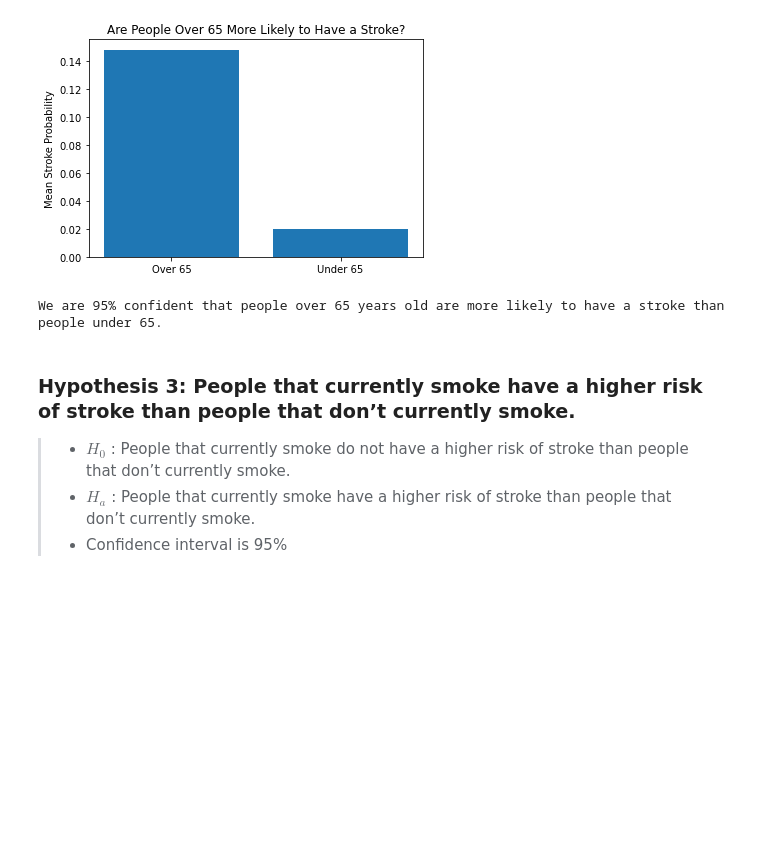
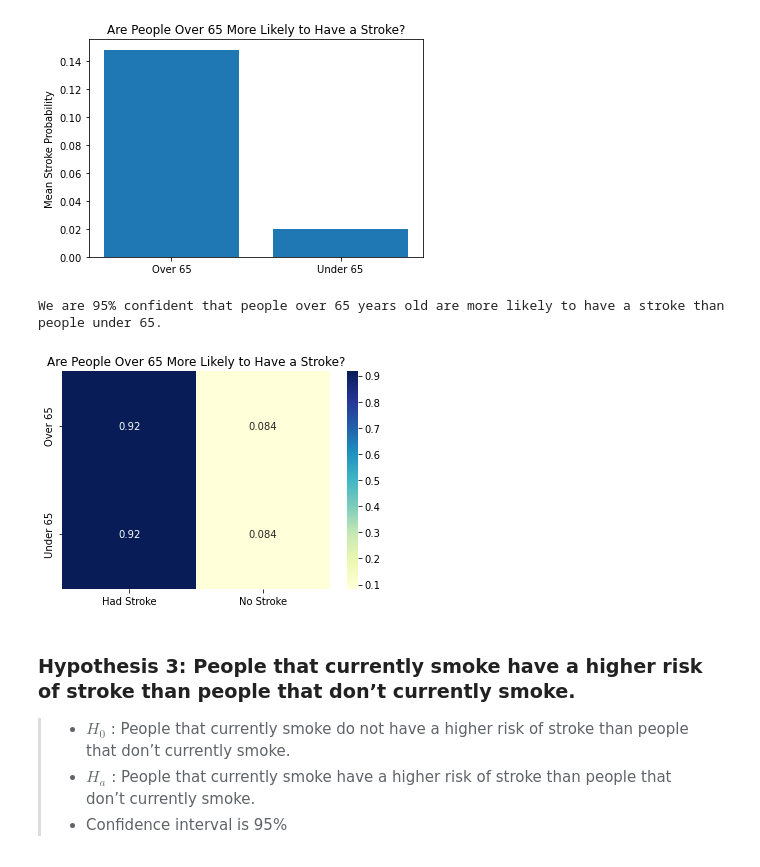
Before and after one commit to stroke-predictors/germain-capstone-stoke-prediction, a Jupyter notebook: final_notebook.ipynb, the cells around one changed output. Saved outputs shown, nothing was run; the diff lists cells and outputs as text; code cells hidden in the pictures; blank space fills up the shorter version.

```diff
--- a/final_notebook.ipynb
+++ b/final_notebook.ipynb
@@ -176,18 +181,30 @@ plt.ylabel("Mean Stroke Probability")
 plt.show()
 # %% [output]
 [figure]
+# %%
+# test: set alpha
+alpha = .05
+# conduct chi2 contingency test
+age_65_crosstab = pd.crosstab(train['over_65'], train['stroke'], normalize='index')
+_, p, _, contigency_pct = stats.chi2_contingency(age_65_crosstab)
+cont_df = pd.DataFrame(contigency_pct,
+                       columns=['Had Stroke','No Stroke'],
+                       index=['Over 65','Under 65'])
+# output results
+if p < alpha:
+    print('We are 95% confident that people over 65 years old are more likely to have a stroke than people under 65.')
+else:
+    print('We can not say with 95% confidence that people over 65 years old are not more likely to have a stroke than people under 65.')
+# %% [output]
+We are 95% confident that people over 65 years old are more likely to have a stroke than people under 65.
 # %%
-# test: set alpha
-alpha = .05
-# conduct mannwhitney u test
-t, p = stats.mannwhitneyu(over_65.stroke, under_65.stroke, alternative='greater')
-# output results
-if p < alpha and t > 0:
-    print('We are 95% confident that people over 65 years old are more likely to have a stroke than people under 65.')
-else:
-    print('We can not say with 95% confidence that people over 65 years old are not more likely to have a stroke than people under 65.')
+# heatmap viz
+plt.figure(figsize=(6,4))
+sns.heatmap(cont_df, annot=True, cmap="YlGnBu")
+plt.title('Are People Over 65 More Likely to Have a Stroke?')
+plt.show()
 # %% [output]
-We are 95% confident that people over 65 years old are more likely to have a stroke than people under 65.
+[figure, added]
 # %% [markdown]
 ### Hypothesis 3: People that currently smoke have a higher risk of stroke than people that don’t currently smoke.
 > - $H_0$ : People that currently smoke do not have a higher risk of stroke than people that don’t currently smoke.
```
Also changed, not shown: parts of 15 cells of this notebook.
